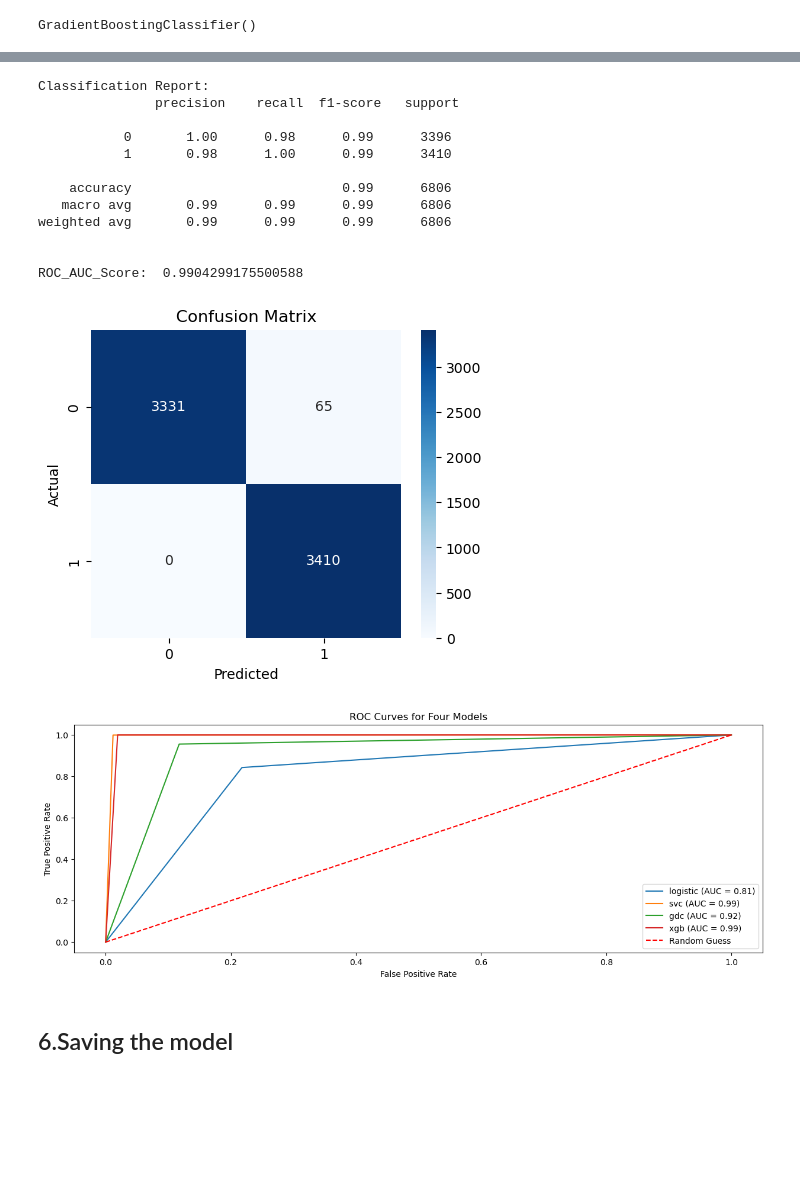
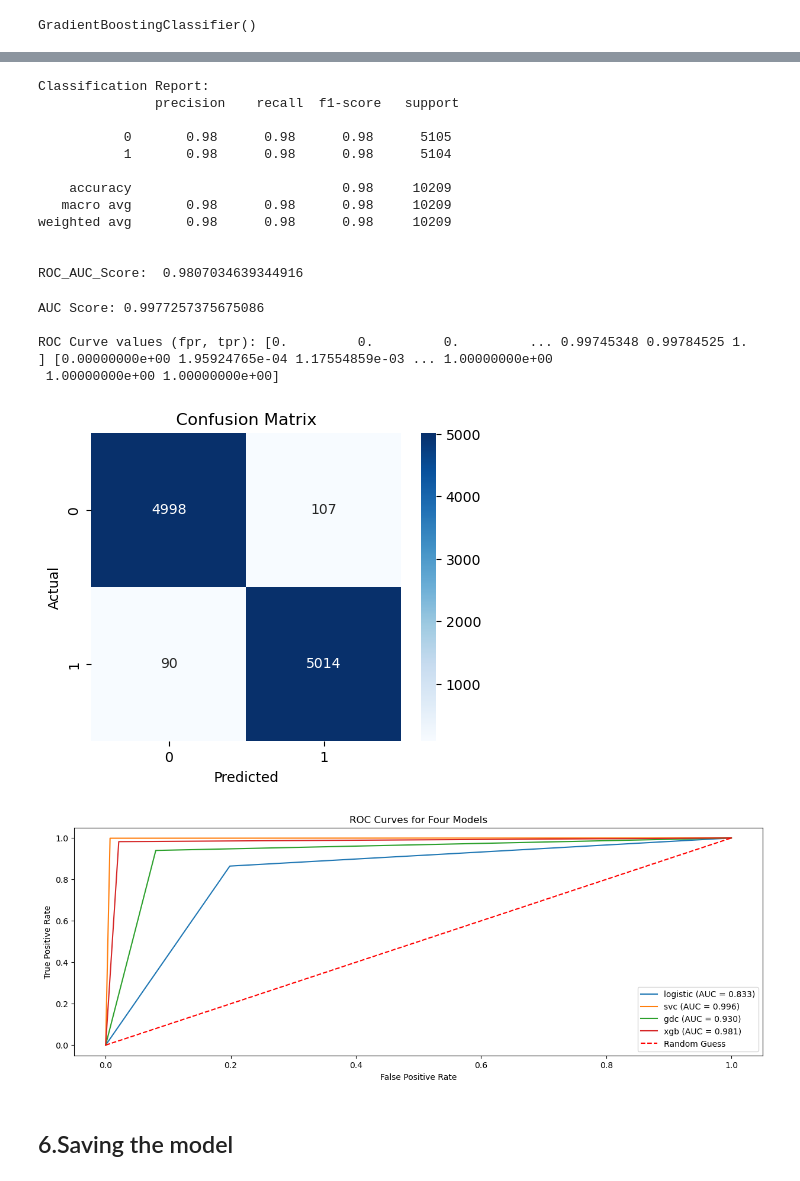
Before and after one commit to Durgaprasath01415/DS-Fake-Job-Prediction, a Jupyter notebook: Fraudulent Job Classification.ipynb, the cells around one changed output, grey strips where cells are left out. Drawn from its saved outputs; the diff is of its cells as text; code cells hidden in the pictures; blank space fills up the shorter version.

```diff
--- a/Fraudulent Job Classification.ipynb
+++ b/Fraudulent Job Classification.ipynb
@@ -340,14 +344,14 @@ X = vectorizer.fit_transform(data['clean_text']) # Independent variables
 y = data['fraudulent']  # Target(Dependant) variable
 # %%
 # Over Sampling
-oversample = RandomOverSampler(sampling_strategy='minority',random_state=42,)
-X_over, y_over = oversample.fit_resample(X, y)
-print("Oversampled class distribution:", Counter(y_over))
+smote_sample = SMOTE()
+X_smote, y_smote = smote_sample.fit_resample(X, y)
+print("Oversampled class distribution:", Counter(y_smote))
 # %% [output]
 Oversampled class distribution: Counter({0: 17014, 1: 17014})
 # %%
 #Train test split
-X_train,X_test,y_train,y_test = train_test_split(X_over,y_over,random_state=42,test_size=0.2)
+X_train,X_test,y_train,y_test = train_test_split(X_smote,y_smote,random_state=42,test_size=0.3)
 # %% [markdown]
 ## 5.Model Building
 # %%
@@ -464,15 +468,34 @@ print("\nROC_AUC_Score: ", roc_auc_score(y_test, y_pred_xgb))
 Classification Report:
                precision    recall  f1-score   support
 
-           0       1.00      0.98      0.99      3396
-           1       0.98      1.00      0.99      3410
+           0       0.98      0.98      0.98      5105
+           1       0.98      0.98      0.98      5104
 
-    accuracy                           0.99      6806
-   macro avg       0.99      0.99      0.99      6806
-weighted avg       0.99      0.99      0.99      6806
+    accuracy                           0.98     10209
+   macro avg       0.98      0.98      0.98     10209
+weighted avg       0.98      0.98      0.98     10209
 
 
-ROC_AUC_Score:  0.9904299175500588
+ROC_AUC_Score:  0.9807034639344916
+# %%
+from sklearn.metrics import roc_auc_score, roc_curve, auc
+
+# Get the predicted probabilities for the positive class
+y_pred_proba_xgb = xgboost_model.predict_proba(X_test)[:, 1]
+
+# Calculate ROC curve values (fpr, tpr, thresholds)
+fpr, tpr, thresholds = roc_curve(y_test, y_pred_proba_xgb)
+
+# Calculate AUC score using the fpr and tpr from roc_curve
+auc_score = auc(fpr, tpr)
+
+print("\nAUC Score:", auc_score)
+print("\nROC Curve values (fpr, tpr):", fpr, tpr)
+# %% [output]
+AUC Score: 0.9977257375675086
+
+ROC Curve values (fpr, tpr): [0.         0.         0.         ... 0.99745348 0.99784525 1.        ] [0.00000000e+00 1.95924765e-04 1.17554859e-03 ... 1.00000000e+00
+ 1.00000000e+00 1.00000000e+00]
 # %%
 # Confusion Matrix for Gradient Boosting Classifier
 cm = confusion_matrix(y_test, y_pred_xgb)
@@ -483,25 +506,25 @@ plt.ylabel("Actual")
 plt.title("Confusion Matrix")
 plt.show()
 # %% [output]
-[figure, old version]
+[figure, new version]
 # %%
 # ROC Curve For Three Models
 test_df = pd.DataFrame({'true' : y_test,'logistic' : y_pred_logistic,'svc' : y_pred_svc,'gdc' : y_pred_gdc,'xgb' : y_pred_xgb})
 
 plt.figure(figsize=(15,5))
 for model in ['logistic','svc','gdc','xgb']:
     fpr,tpr,_ = roc_curve(test_df['true'],test_df[model])
     roc_auc = auc(fpr, tpr)
-    plt.plot(fpr, tpr, label=f'{model} (AUC = {roc_auc:.2f})')
+    plt.plot(fpr, tpr, label=f'{model} (AUC = {roc_auc:.3f})')
 
 plt.plot([0, 1], [0, 1], 'r--', label='Random Guess')
 plt.xlabel('False Positive Rate')
 plt.ylabel('True Positive Rate')
 plt.title('ROC Curves for Four Models')
 plt.legend()
 plt.show()
 # %% [output]
-[figure, old version]
+[figure, new version]
 # %% [markdown]
 ## 6.Saving the model
 # %%
```
Also changed, not shown: parts of 10 cells of this notebook.
